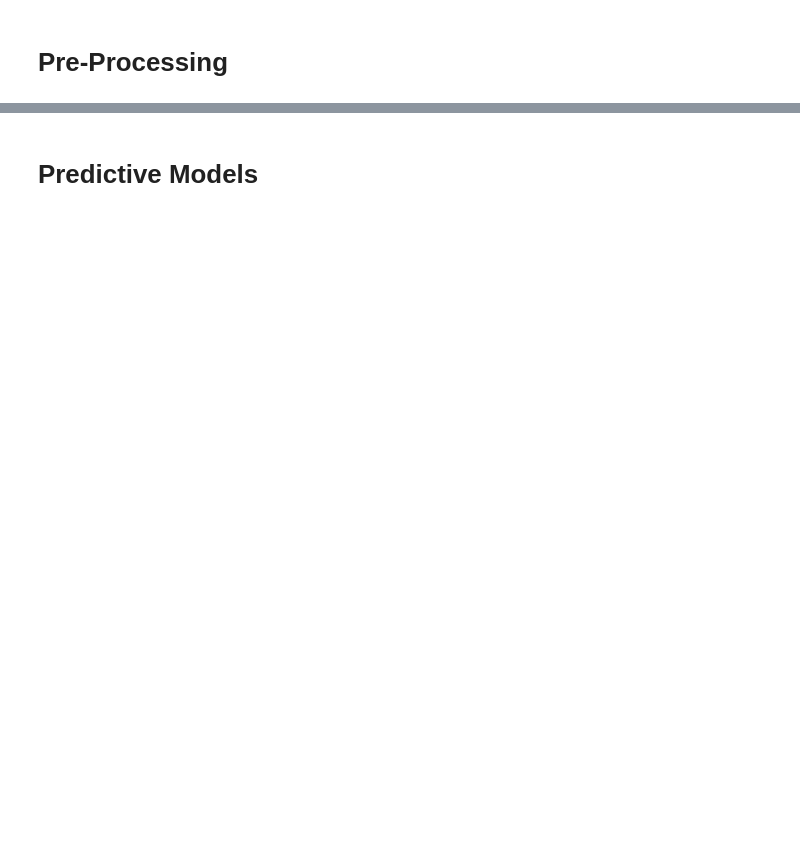
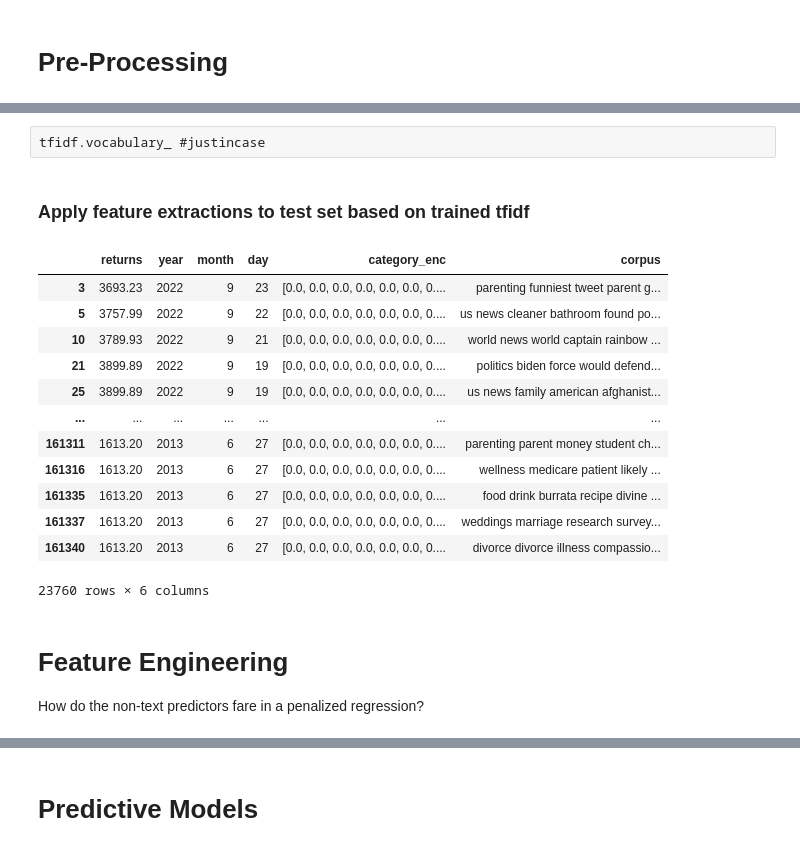
Before and after one commit to akrnyc/Predicting_SP500_Returns, a Jupyter notebook: sp500.ipynb, the cells around one changed output, grey strips where cells are left out. Drawn from its saved outputs; the diff is of its cells as text; code cells hidden in the pictures; blank space fills up the shorter version.

```diff
--- a/sp500.ipynb
+++ b/sp500.ipynb
@@ -209,0 +419,11 @@ stemmer = SnowballStemmer("english")
+# %%
+#drop duplicate records
+df.drop_duplicates(inplace=True)
+# %%
+#create full text field as ML corpus
+df['corpus'] = df['category'] + ' ' + df['lemmatized_corpus']
+# %%
+#train test 80:20 split
+
+df_train = df.sample(frac=0.80)
+df_test = df.drop(df_train.index)
@@ -209,0 +533,20 @@ stemmer = SnowballStemmer("english")
+# %% [raw]
+tfidf.vocabulary_ #justincase
+# %% [markdown]
+### Apply feature extractions to test set based on trained tfidf
+# %%
+df_test
+# %% [output]
+|  | returns | year | month | day | category_enc | corpus |
+| 3 | 3693.23 | 2022 | 9 | 23 | [0.0, 0.0, 0.0, 0.0, 0.0, 0.0, 0.... | parenting funniest tweet parent g... |
+| 5 | 3757.99 | 2022 | 9 | 22 | [0.0, 0.0, 0.0, 0.0, 0.0, 0.0, 0.... | us news cleaner bathroom found po... |
+| 10 | 3789.93 | 2022 | 9 | 21 | [0.0, 0.0, 0.0, 0.0, 0.0, 0.0, 0.... | world news world captain rainbow ... |
+| 21 | 3899.89 | 2022 | 9 | 19 | [0.0, 0.0, 0.0, 0.0, 0.0, 0.0, 0.... | politics biden force would defend... |
+| 25 | 3899.89 | 2022 | 9 | 19 | [0.0, 0.0, 0.0, 0.0, 0.0, 0.0, 0.... | us news family american afghanist... |
+| ... | ... | ... | ... | ... | ... | ... |
+| 161311 | 1613.20 | 2013 | 6 | 27 | [0.0, 0.0, 0.0, 0.0, 0.0, 0.0, 0.... | parenting parent money student ch... |
+| 161316 | 1613.20 | 2013 | 6 | 27 | [0.0, 0.0, 0.0, 0.0, 0.0, 0.0, 0.... | wellness medicare patient likely ... |
+| 161335 | 1613.20 | 2013 | 6 | 27 | [0.0, 0.0, 0.0, 0.0, 0.0, 0.0, 0.... | food drink burrata recipe divine ... |
+| 161337 | 1613.20 | 2013 | 6 | 27 | [0.0, 0.0, 0.0, 0.0, 0.0, 0.0, 0.... | weddings marriage research survey... |
+| 161340 | 1613.20 | 2013 | 6 | 27 | [0.0, 0.0, 0.0, 0.0, 0.0, 0.0, 0.... | divorce divorce illness compassio... |
+23760 rows × 6 columns
@@ -209,0 +557,4 @@ stemmer = SnowballStemmer("english")
+# %% [markdown]
+# Feature Engineering
+
+How do the non-text predictors fare in a penalized regression?
```
Also changed, not shown: parts of 31 cells of this notebook.
